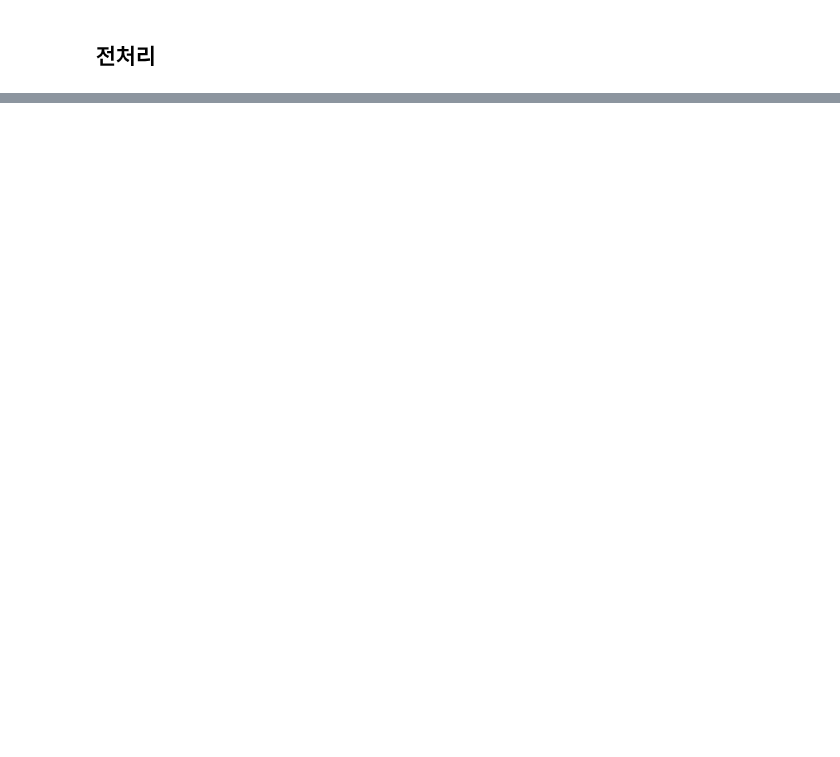
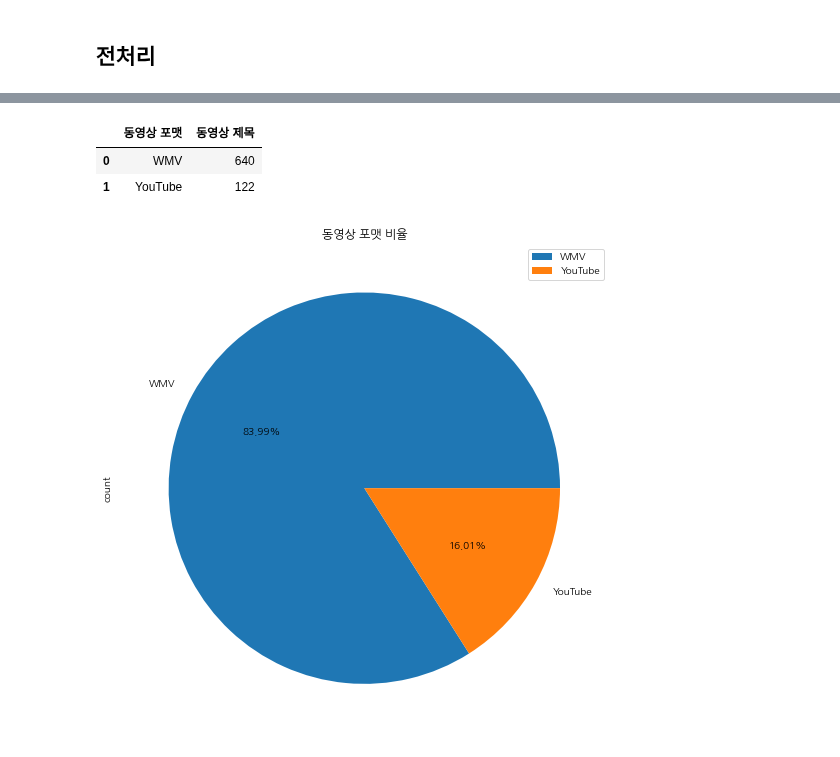
Before and after one commit to jsh0551/data_analysis_practice, a Jupyter notebook: 공공데이터포털/과학기술정책연구원_과학기술정책 동영상 정보.ipynb, the cells around one changed output, grey strips where cells are left out. Drawn from its saved outputs; the diff is of its cells as text; code cells hidden in the pictures; blank space fills up the shorter version.

```diff
--- a/공공데이터포털/과학기술정책연구원_과학기술정책 동영상 정보.ipynb
+++ b/공공데이터포털/과학기술정책연구원_과학기술정책 동영상 정보.ipynb
@@ -72,0 +132,10 @@ df['동영상 파일 URL 주소'] = df['동영상 파일 URL 주소'].apply(conv
+# %%
+fig,ax = plt.subplots(1,1,figsize=(9,9))
+sub_df = df.groupby('동영상 포맷',as_index=False)['동영상 제목'].count().sort_values('동영상 제목',ascending=False)
+sub_df.plot.pie(y='동영상 제목',labels=sub_df['동영상 포맷'].unique(),ylabel='count',autopct='%.2f%%',ax=ax,title='동영상 포맷 비율')
+sub_df
+# %% [output]
+|  | 동영상 포맷 | 동영상 제목 |
+| 0 | WMV | 640 |
+| 1 | YouTube | 122 |
+[figure, added]
```
Also changed, not shown: parts of 11 cells of this notebook.
